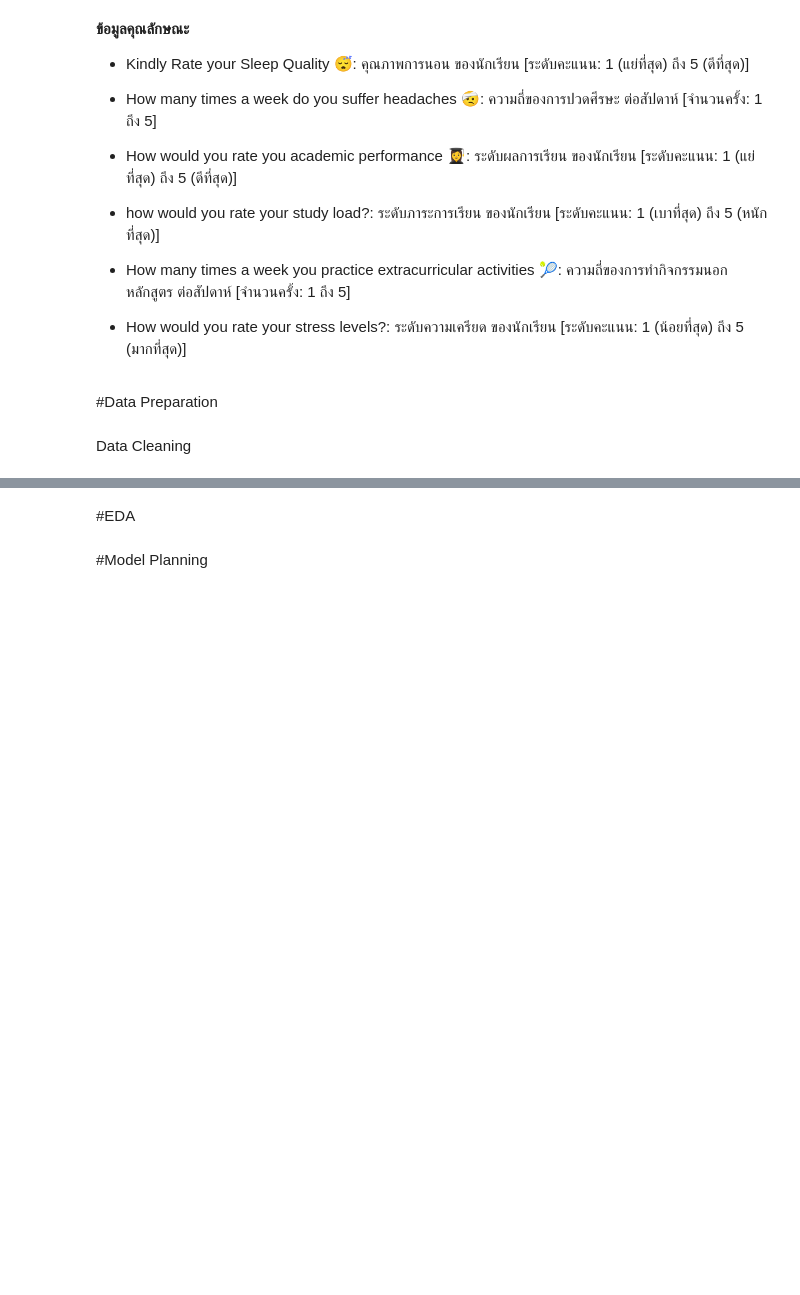
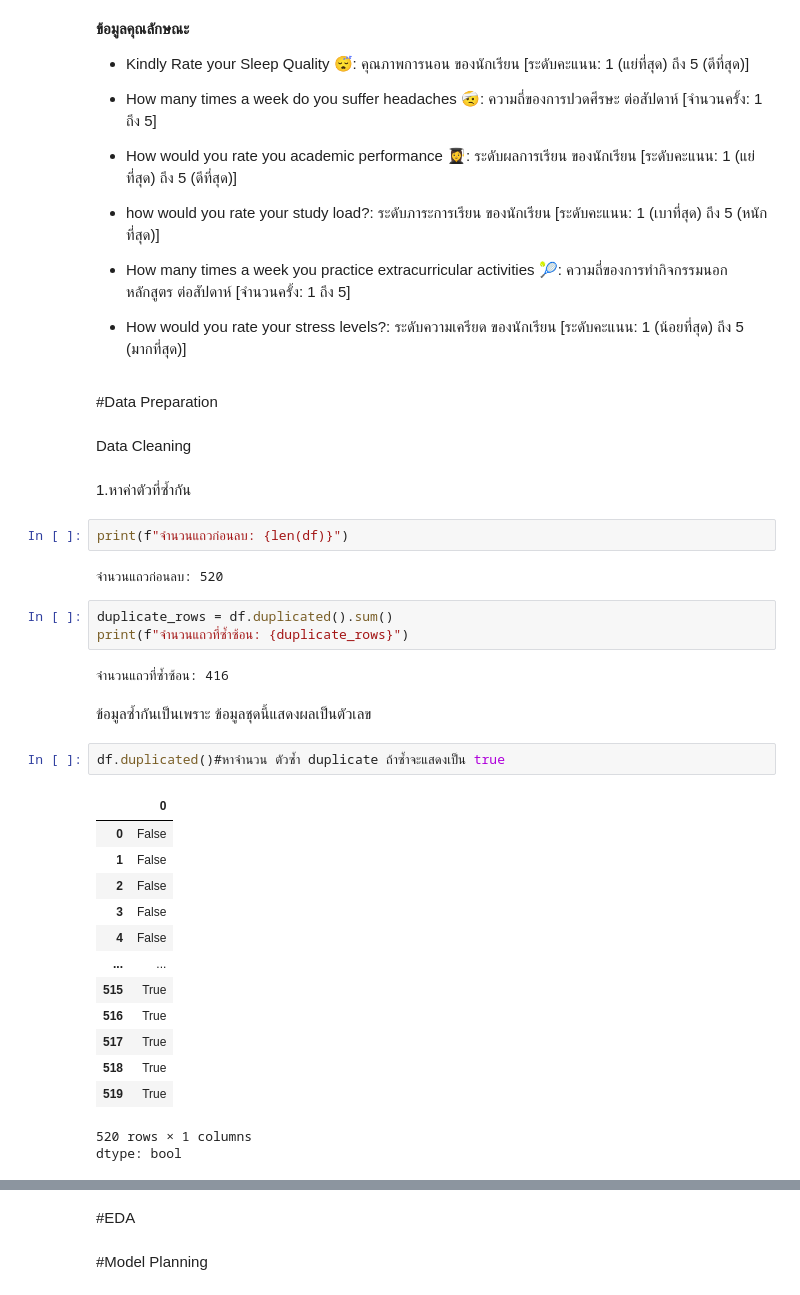
Before and after one commit to Phassakorn512/CS240-termproject, a Jupyter notebook: termproject.ipynb, the cells around one changed output, grey strips where cells are left out. Drawn from its saved outputs; the diff is of its cells as text; blank space fills up the shorter version.

```diff
--- a/termproject.ipynb
+++ b/termproject.ipynb
@@ -120,3 +121,33 @@ memory usage: 24.5 KB
 #Data Preparation
 # %% [markdown]
 Data Cleaning
+# %% [markdown]
+1.หาค่าตัวที่ซ้ำกัน
+# %%
+print(f"จำนวนแถวก่อนลบ: {len(df)}")
+# %% [output]
+จำนวนแถวก่อนลบ: 520
+# %%
+duplicate_rows = df.duplicated().sum()
+print(f"จำนวนแถวที่ซ้ำซ้อน: {duplicate_rows}")
+# %% [output]
+จำนวนแถวที่ซ้ำซ้อน: 416
+# %% [markdown]
+ข้อมูลซ้ำกันเป็นเพราะ ข้อมูลชุดนี้แสดงผลเป็นตัวเลข
+# %%
+df.duplicated()#หาจำนวน ตัวซ้ำ duplicate ถ้าซ้ำจะแสดงเป็น true
+# %% [output]
+|  | 0 |
+| 0 | False |
+| 1 | False |
+| 2 | False |
+| 3 | False |
+| 4 | False |
+| ... | ... |
+| 515 | True |
+| 516 | True |
+| 517 | True |
+| 518 | True |
+| 519 | True |
+520 rows × 1 columns
+dtype: bool
```
Also changed, not shown: parts of 11 cells of this notebook.
